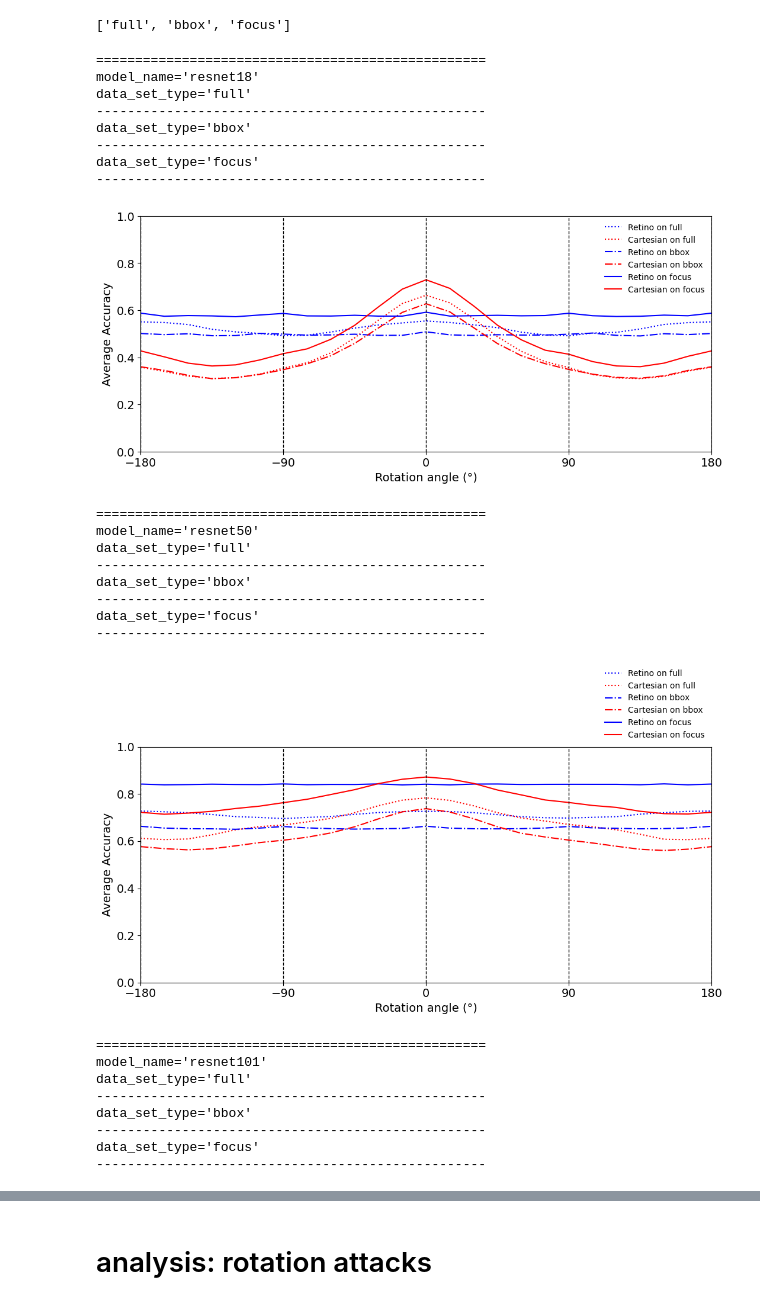
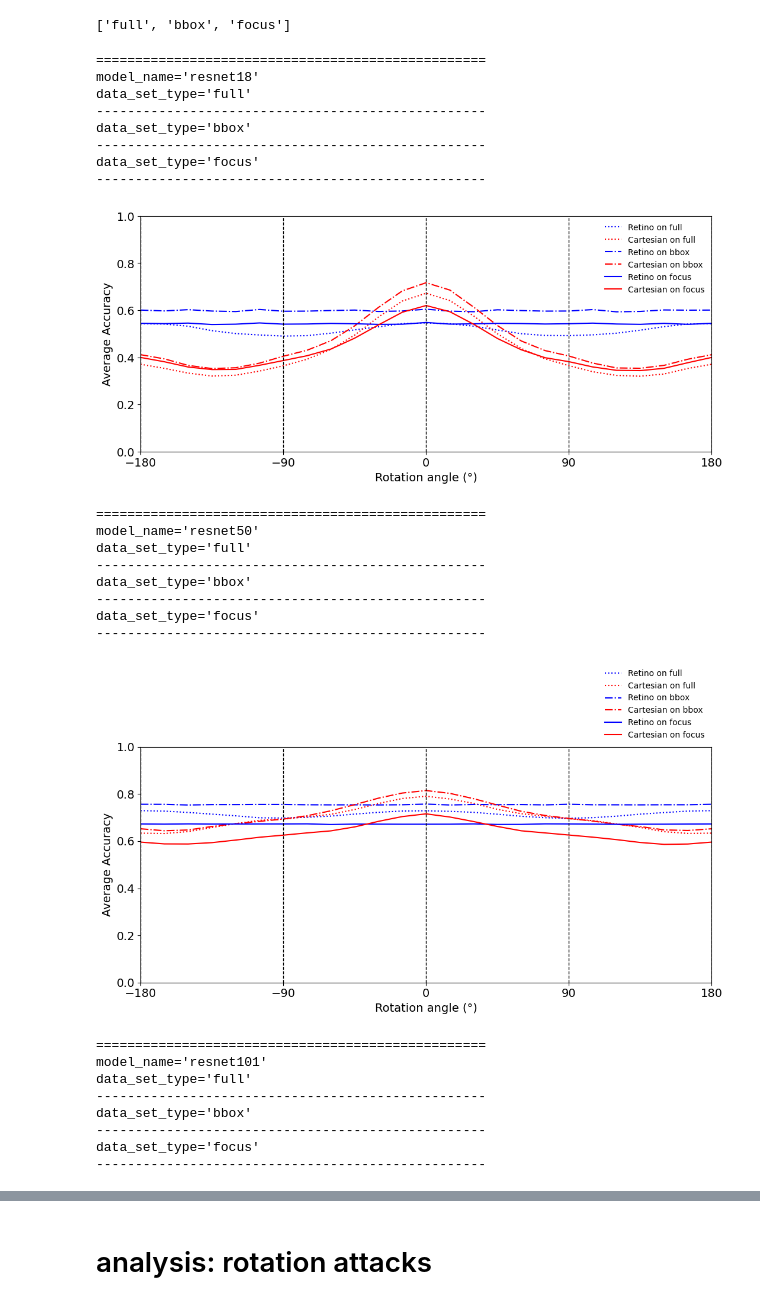
Before and after one commit to bicv/Retinotopy, a Jupyter notebook: 16_rotation_attack.ipynb, the cells around one changed output, grey strips where cells are left out. Saved outputs shown, nothing was run; the diff lists cells and outputs as text; code cells hidden in the pictures.

```diff
--- a/16_rotation_attack.ipynb
+++ b/16_rotation_attack.ipynb
@@ -46,3 +48,5 @@ Welcome on macOS-14.5-x86_64-i386-64bit
+# %%
+args.batch_size_val = 1
 # %%
 angles = np.linspace(-180, 180, 24, endpoint=False)
 # %%
@@ -56,7 +60,8 @@ for data_set_type in data_set_types:
     print(50*'=')
     print(f'{data_set_type=}')
     args = Params()
-    args.do_rotation = True
+    #args.do_rotation = True
+    args.do_rot_train = True
     args.root  = f'{DATAROOT}/Imagenet_{data_set_type}' # Directory containing images
     args.folders = ['val'] # type of images to use
     print(50*'-')
@@ -82,7 +87,8 @@ for data_set_type in data_set_types:
 
                     for angle, angle_min, angle_max in zip(angles, angles_min, angles_max):
                         print(f'{angle=}', end='')
-                        dataloaders = datasets_transforms(args, angle_min=angle_min, angle_max=angle_max, shuffle=False, verbose=False)
+                        args.angles = [angle_min, angle_max]
+                        dataloaders = datasets_transforms(args, shuffle=False, verbose=False)
                         with torch.no_grad():
                             for i_image, (images, labels) in enumerate(dataloaders['val']):
                                 images, labels = images.to(device), labels.to(device)
@@ -140,10 +273,10 @@ for model_name in  ['resnet18', 'resnet50', 'resnet101', ]:
             if os.path.isfile(df_filename):
                 df_angle = pd.read_json(df_filename)
 
-                results = [df_angle[df_angle['angle'] == angle]['match'].mean() for angle in np.hstack((angles, -180.))]
+                results = [df_angle[df_angle['angle'] == angle]['match'].mean() for angle in np.hstack((df_angle['angle'].unique(), -180.))]
                 label = 'Retino' if do_polar else 'Cartesian'
                 label += f' on {data_set_type}'
-                ax.plot(np.hstack((angles, 180)), results, color=color, ls=ls, label=label)
+                ax.plot(np.hstack((df_angle['angle'].unique(), 180)), results, color=color, ls=ls, label=label)
 
     #ax.hlines(xmin=-185, xmax=185, y=1/2, ls='--', ec='gray')
     ax.tick_params(axis='x', labelsize=14)
@@ -153,35 +286,35 @@ for model_name in  ['resnet18', 'resnet50', 'resnet101', ]:
 
     for angle in [-180, -90, 0, 90, 180]:
         ax.axvline(x=angle, c='k', ls='--', lw=1)
     ax.set_xticks([-180, -90, 0, 90, 180])
     #ax.set_yscale("logit", use_overline=True) #one_half="1/2",
     #ax.set_yticks([.7, .75, .8])
     ax.set_ylabel('Average Accuracy', font=font)
     ax.set_xlabel('Rotation angle (°)', font=font)
     plt.legend(bbox_to_anchor=(0.8, 1), loc='best', fontsize=10, edgecolor='none')
     plt.tight_layout()
     # plt.xticks(font=font)
     # plt.yticks(font=font);
     plt.show()
 # %% [output]
 ==================================================
 model_name='resnet18'
 data_set_type='full'
 --------------------------------------------------
 data_set_type='bbox'
 --------------------------------------------------
 data_set_type='focus'
 --------------------------------------------------
-[figure, old version]
+[figure, new version]
 ==================================================
 model_name='resnet50'
 data_set_type='full'
 --------------------------------------------------
 data_set_type='bbox'
 --------------------------------------------------
 data_set_type='focus'
 --------------------------------------------------
-[figure, old version]
+[figure, new version]
 ==================================================
 model_name='resnet101'
 data_set_type='full'
```
Also changed, not shown: parts of 12 cells of this notebook, 4 other files.
